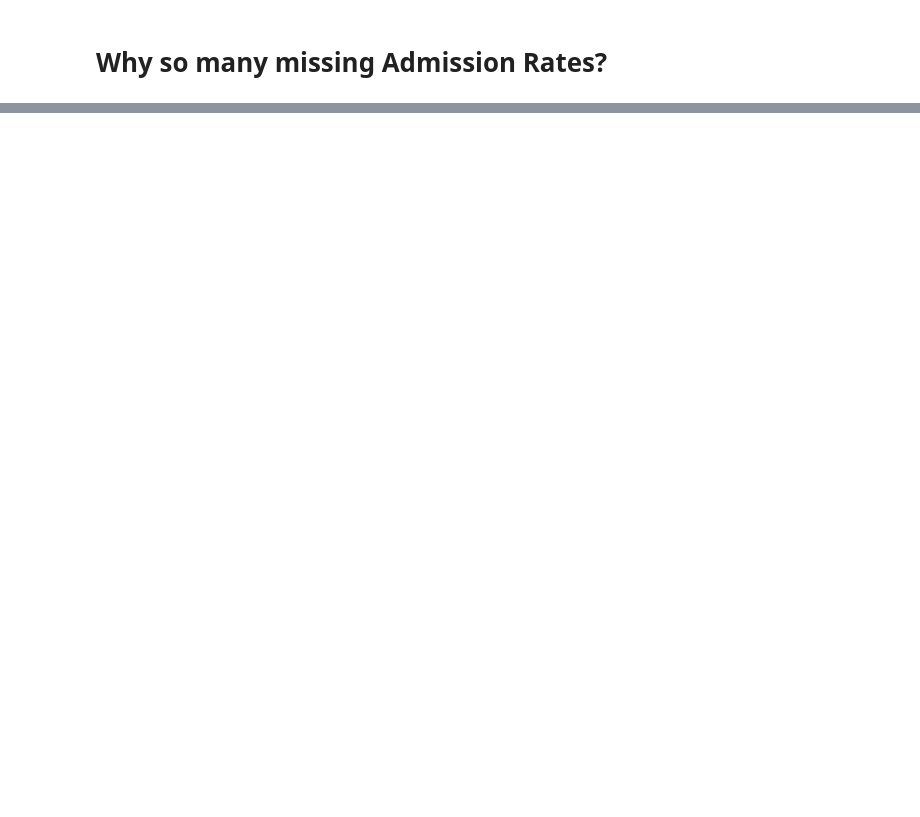
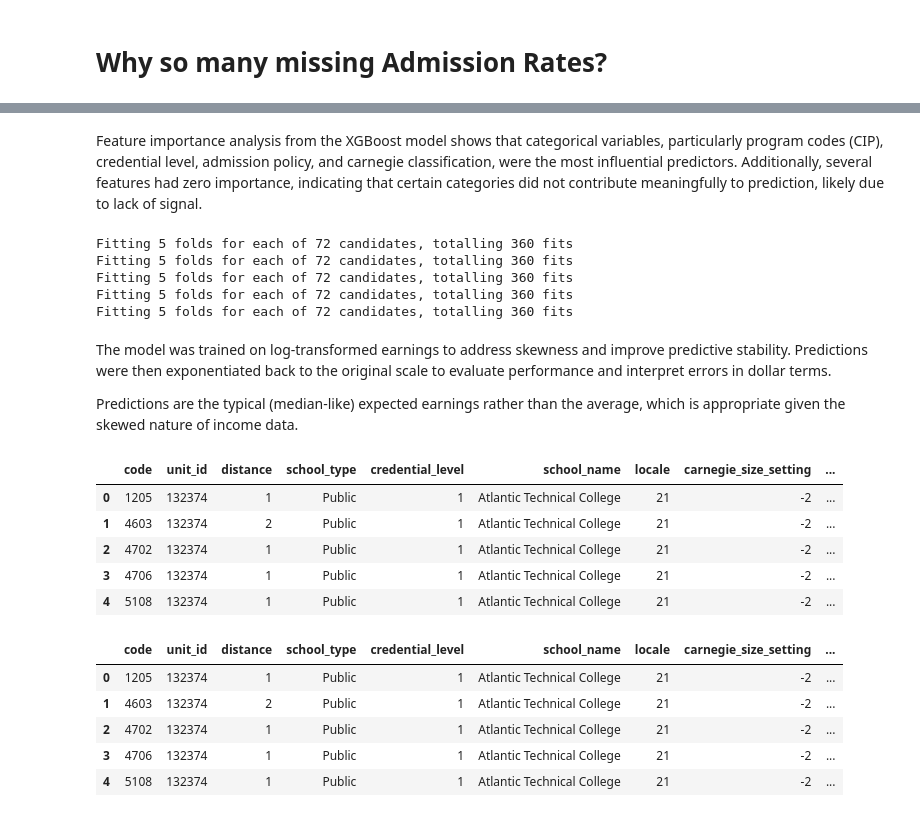
Before and after one commit to sebastianhonorat-dev/CAP_3764_2026_Spring_Team_6, a Jupyter notebook: notebooks/setup_residual_ranking.ipynb, the cells around one changed output, grey strips where cells are left out. Cells and saved outputs as stored; diff of their text form; code cells hidden in the pictures; blank space fills up the shorter version.

```diff
--- a/notebooks/setup_residual_ranking.ipynb
+++ b/notebooks/setup_residual_ranking.ipynb
@@ -293,0 +182,12 @@ save(tdf,file_type="",file_name="ml_scorecard_FL_programs.csv")
+# %%
+from sklearn.model_selection import GridSearchCV, KFold, train_test_split
+from sklearn.linear_model import Ridge, Lasso, ElasticNet
+from sklearn.preprocessing import OneHotEncoder, StandardScaler
+from sklearn.compose import ColumnTransformer
+from sklearn.pipeline import Pipeline
+from sklearn.linear_model import LinearRegression
+from sklearn.impute import SimpleImputer
+from sklearn.metrics import mean_absolute_error, r2_score
+
+# Reproducibility
+RANDOM_STATE = 42
@@ -293,0 +478,46 @@ save(tdf,file_type="",file_name="ml_scorecard_FL_programs.csv")
+# %% [markdown]
+Feature importance analysis from the XGBoost model shows that categorical variables, particularly program codes (CIP), credential level, admission policy, and carnegie classification, were the most influential predictors. Additionally, several features had zero importance, indicating that certain categories did not contribute meaningfully to prediction, likely due to lack of signal.
+# %%
+cv_preds = cross_val_predict(grid_xgb_log, X, np.log(y), cv=cv, method="predict")
+
+log_error_df = X.copy()
+log_error_df["actual"] = np.log(y)
+log_error_df["pred"] = cv_preds
+# log_error_df["error"] = log_error_df["actual"] - log_error_df["pred"]
+
+cols_to_add = ["title", "school_name", "credential_level","4_yr_working_count"]
+log_error_df[cols_to_add] = model_df.loc[log_error_df.index, cols_to_add]
+# %% [output]
+Fitting 5 folds for each of 72 candidates, totalling 360 fits
+Fitting 5 folds for each of 72 candidates, totalling 360 fits
+Fitting 5 folds for each of 72 candidates, totalling 360 fits
+Fitting 5 folds for each of 72 candidates, totalling 360 fits
+Fitting 5 folds for each of 72 candidates, totalling 360 fits
+# %% [markdown]
+The model was trained on log-transformed earnings to address skewness and improve predictive stability. Predictions were then exponentiated back to the original scale to evaluate performance and interpret errors in dollar terms.
+
+Predictions are the typical (median-like) expected earnings rather than the average, which is appropriate given the skewed nature of income data.
+# %%
+error_df=log_error_df.copy()
+display(error_df.head())
+
+delog_col = ["actual","pred"]
+for col in delog_col:
+    error_df[col] = np.exp(error_df[col])
+
+error_df["error"] = error_df["actual"] - error_df["pred"]
+
+display(error_df.head())
+# %% [output]
+|  | code | unit_id | distance | school_type | credential_level | school_name | locale | carnegie_size_setting | ... |
+| 0 | 1205 | 132374 | 1 | Public | 1 | Atlantic Technical College | 21 | -2 | ... |
+| 1 | 4603 | 132374 | 2 | Public | 1 | Atlantic Technical College | 21 | -2 | ... |
+| 2 | 4702 | 132374 | 1 | Public | 1 | Atlantic Technical College | 21 | -2 | ... |
+| 3 | 4706 | 132374 | 1 | Public | 1 | Atlantic Technical College | 21 | -2 | ... |
+| 4 | 5108 | 132374 | 1 | Public | 1 | Atlantic Technical College | 21 | -2 | ... |
+|  | code | unit_id | distance | school_type | credential_level | school_name | locale | carnegie_size_setting | ... |
+| 0 | 1205 | 132374 | 1 | Public | 1 | Atlantic Technical College | 21 | -2 | ... |
+| 1 | 4603 | 132374 | 2 | Public | 1 | Atlantic Technical College | 21 | -2 | ... |
+| 2 | 4702 | 132374 | 1 | Public | 1 | Atlantic Technical College | 21 | -2 | ... |
+| 3 | 4706 | 132374 | 1 | Public | 1 | Atlantic Technical College | 21 | -2 | ... |
+| 4 | 5108 | 132374 | 1 | Public | 1 | Atlantic Technical College | 21 | -2 | ... |
```
Also changed, not shown: parts of 38 cells of this notebook, 5 other files.
